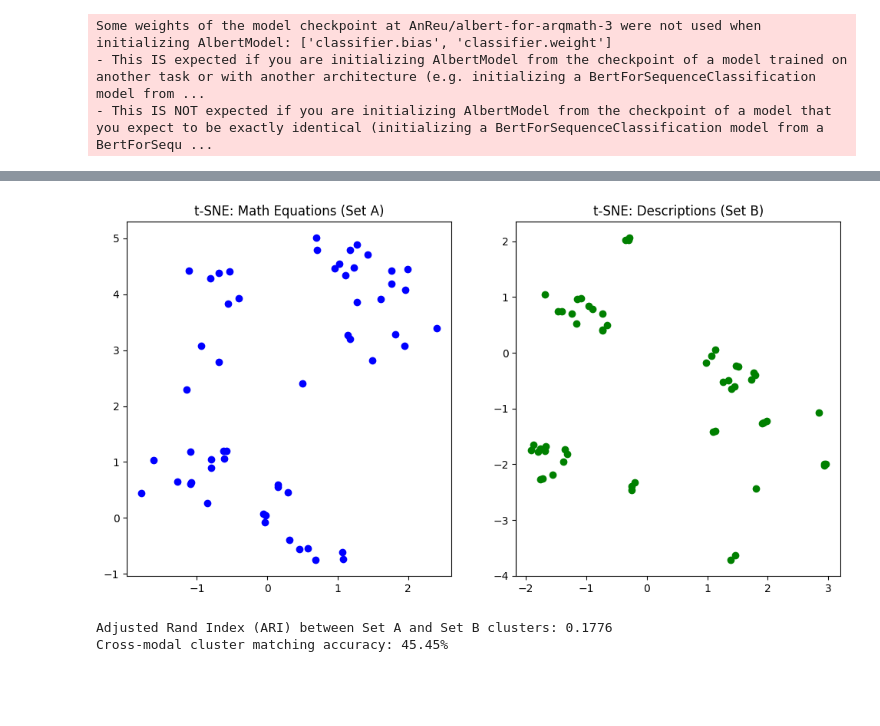
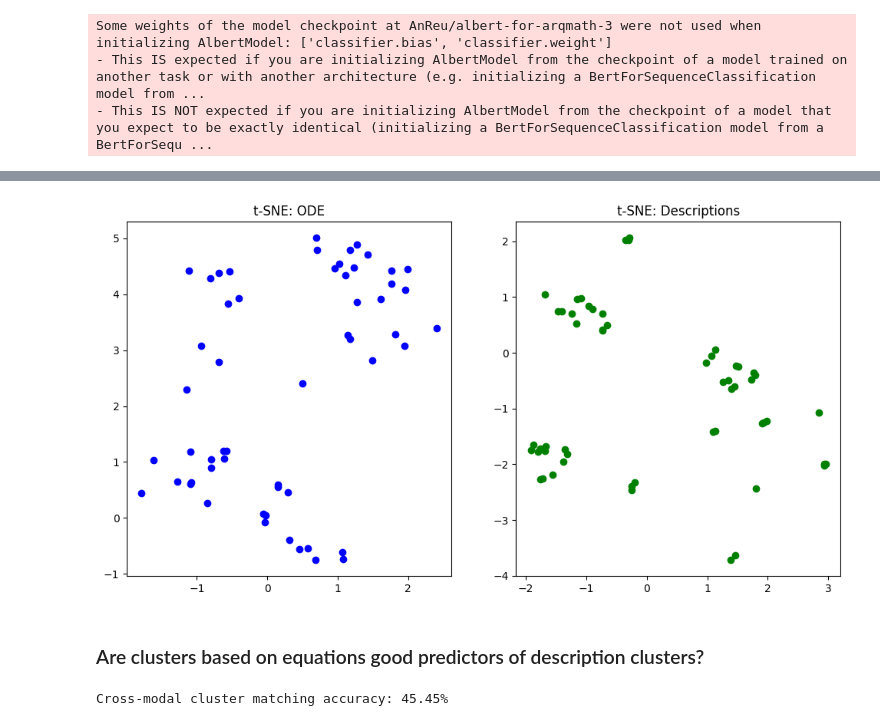
Before and after one commit to francescolosterzo/dufourspitze_16, a Jupyter notebook: nt/data_exploration.ipynb, the cells around one changed output, grey strips where cells are left out. Saved outputs shown, nothing was run; the diff lists cells and outputs as text; code cells hidden in the pictures; blank space fills up the shorter version.

```diff
--- a/nt/data_exploration.ipynb
+++ b/nt/data_exploration.ipynb
@@ -96,31 +108,33 @@ plt.imshow(desc_sim)
 # %%
 from sklearn.manifold import TSNE
 import matplotlib.pyplot as plt
 
 # t-SNE on math equations (Set A)
 tsne_A = TSNE(n_components=2, random_state=42, metric="cosine")
 tsne_embeddings_A = tsne_A.fit_transform(eq_embs)
 
 # t-SNE on descriptions (Set B)
 tsne_B = TSNE(n_components=2, random_state=42, metric="cosine")
 tsne_embeddings_B = tsne_B.fit_transform(desc_embs)
 
 # Plot
 plt.figure(figsize=(12, 6))
 
 # Plot Set A (math equations)
 plt.subplot(1, 2, 1)
 plt.scatter(tsne_embeddings_A[:, 0], tsne_embeddings_A[:, 1], color='blue', label='Equations')
-plt.title("t-SNE: Math Equations (Set A)")
+plt.title("t-SNE: ODE")
 
 # Plot Set B (descriptions)
 plt.subplot(1, 2, 2)
 plt.scatter(tsne_embeddings_B[:, 0], tsne_embeddings_B[:, 1], color='green', label='Descriptions')
-plt.title("t-SNE: Descriptions (Set B)")
+plt.title("t-SNE: Descriptions")
 
 plt.show()
 # %% [output]
-[figure, old version]
+[figure, new version]
+# %% [markdown]
+### Are clusters based on  equations good predictors of description clusters?
 # %%
 from sklearn.cluster import KMeans
 from sklearn.metrics import adjusted_rand_score
@@ -133,9 +147,6 @@ kmeans_B = KMeans(n_clusters=n_clusters, random_state=42).fit(preprocessing.norm
 
 labels_A = kmeans_A.labels_
 labels_B = kmeans_B.labels_
-
-ari_score = adjusted_rand_score(labels_A, labels_B)
-print(f"Adjusted Rand Index (ARI) between Set A and Set B clusters: {ari_score:.4f}")
 nn_model = NearestNeighbors(n_neighbors=1, metric='cosine')
 nn_model.fit(desc_embs)
 correct_matches = 0
@@ -147,5 +158,4 @@ for i, embedding_A in enumerate(eq_embs):
 accuracy = correct_matches / len(eq_embs)
 print(f"Cross-modal cluster matching accuracy: {accuracy * 100:.2f}%")
 # %% [output]
-Adjusted Rand Index (ARI) between Set A and Set B clusters: 0.1776
 Cross-modal cluster matching accuracy: 45.45%
```
Also changed, not shown: parts of 7 cells of this notebook.
